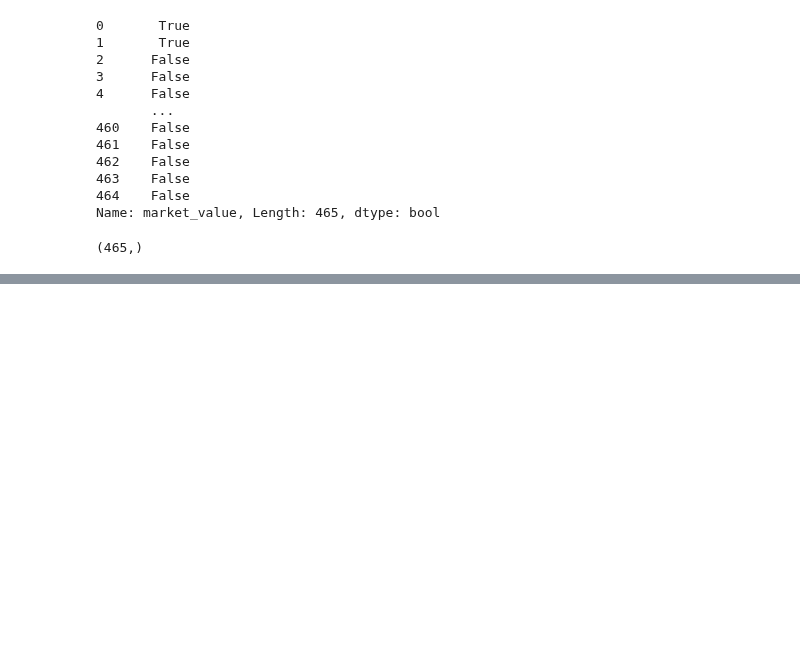
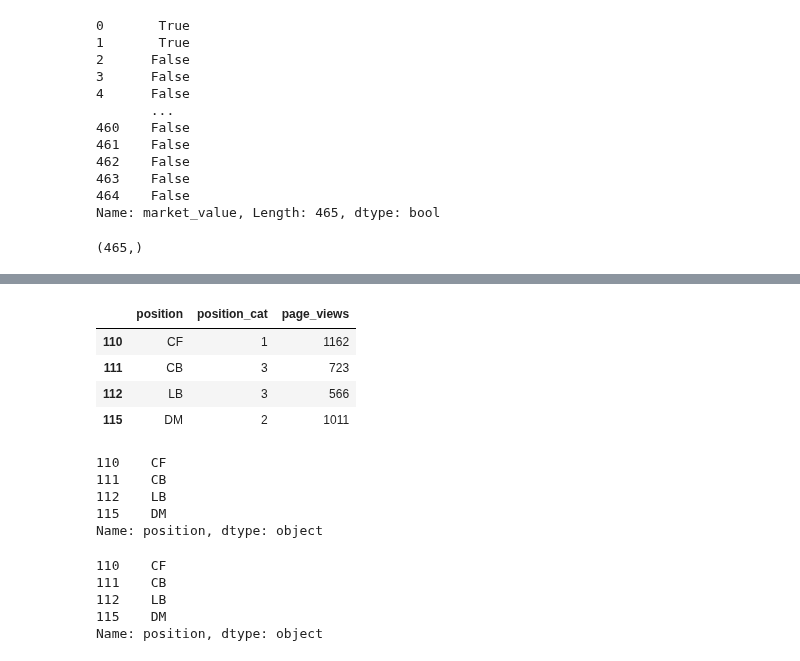
Before and after one commit to kprashant49/Projects, a Jupyter notebook: Pandas_playground/pandas_players_analysis.ipynb, the cells around one changed output, grey strips where cells are left out. Cells and saved outputs as stored; diff of their text form; code cells hidden in the pictures; blank space fills up the shorter version.

```diff
--- a/Pandas_playground/pandas_plaayers_analysis.ipynb
+++ b/Pandas_playground/pandas_players_analysis.ipynb
@@ -374,0 +395,24 @@ players.loc[english_players & mkt_val & views]
+# %%
+players.loc[chelsea_23under,p_cols]
+# %% [output]
+|  | position | position_cat | page_views |
+| 110 | CF | 1 | 1162 |
+| 111 | CB | 3 | 723 |
+| 112 | LB | 3 | 566 |
+| 115 | DM | 2 | 1011 |
+# %%
+players[chelsea_23under]['position']
+# %% [output]
+110    CF
+111    CB
+112    LB
+115    DM
+Name: position, dtype: object
+# %%
+players.loc[chelsea_23under,'position']
+# %% [output]
+110    CF
+111    CB
+112    LB
+115    DM
+Name: position, dtype: object
```
Also changed, not shown: parts of 4 cells of this notebook.
